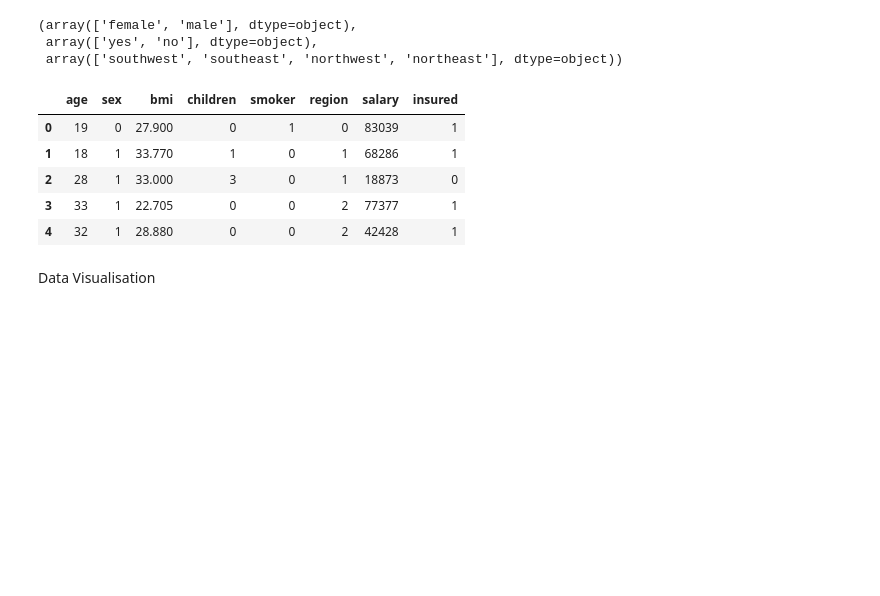
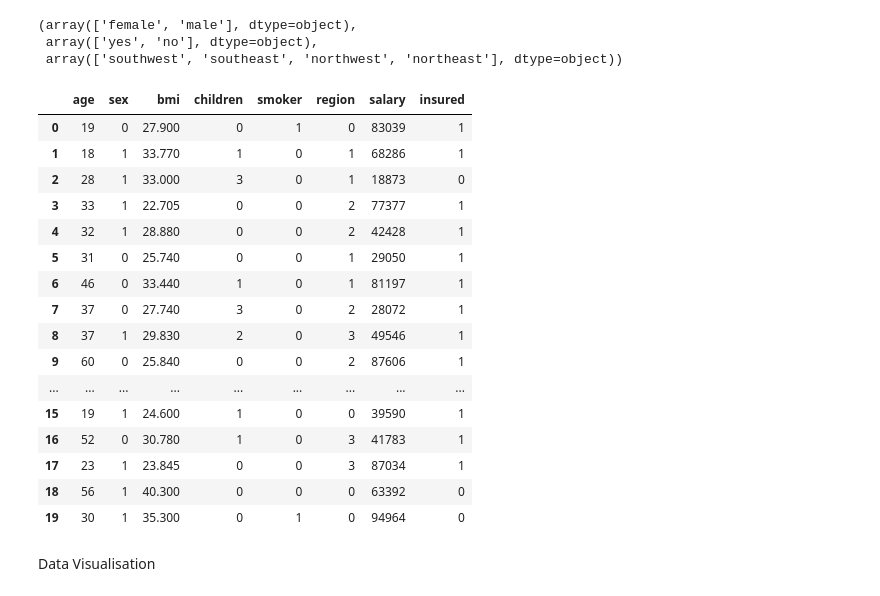
Before and after one commit to ShannonT20/first-project-Health-Insurance-Challange, a Jupyter notebook: Health_Insurance_Prediction.ipynb, the cells around one changed output. Drawn from its saved outputs; the diff is of its cells as text; code cells hidden in the pictures; blank space fills up the shorter version.

```diff
--- a/Health_Insurance_Prediction.ipynb
+++ b/Health_Insurance_Prediction.ipynb
@@ -76,14 +76,25 @@ data_health.replace({"smoker":{'no':0,'yes':1}},inplace=True)
 data_health.replace({"region":{'southwest':0,'southeast':1,'northwest':2,'northeast':3}},inplace=True)
 # %%
 #see the encoded data
-data_health.head()
+data_health.head(20)
 # %% [output]
 |  | age | sex | bmi | children | smoker | region | salary | insured |
 | 0 | 19 | 0 | 27.900 | 0 | 1 | 0 | 83039 | 1 |
 | 1 | 18 | 1 | 33.770 | 1 | 0 | 1 | 68286 | 1 |
 | 2 | 28 | 1 | 33.000 | 3 | 0 | 1 | 18873 | 0 |
 | 3 | 33 | 1 | 22.705 | 0 | 0 | 2 | 77377 | 1 |
 | 4 | 32 | 1 | 28.880 | 0 | 0 | 2 | 42428 | 1 |
+| 5 | 31 | 0 | 25.740 | 0 | 0 | 1 | 29050 | 1 |
+| 6 | 46 | 0 | 33.440 | 1 | 0 | 1 | 81197 | 1 |
+| 7 | 37 | 0 | 27.740 | 3 | 0 | 2 | 28072 | 1 |
+| 8 | 37 | 1 | 29.830 | 2 | 0 | 3 | 49546 | 1 |
+| 9 | 60 | 0 | 25.840 | 0 | 0 | 2 | 87606 | 1 |
+| ... | ... | ... | ... | ... | ... | ... | ... | ... |
+| 15 | 19 | 1 | 24.600 | 1 | 0 | 0 | 39590 | 1 |
+| 16 | 52 | 0 | 30.780 | 1 | 0 | 3 | 41783 | 1 |
+| 17 | 23 | 1 | 23.845 | 0 | 0 | 3 | 87034 | 1 |
+| 18 | 56 | 1 | 40.300 | 0 | 0 | 0 | 63392 | 0 |
+| 19 | 30 | 1 | 35.300 | 0 | 1 | 0 | 94964 | 0 |
 # %% [markdown]
 Data Visualisation
 # %%
```
Also changed, not shown: parts of 6 cells of this notebook.
